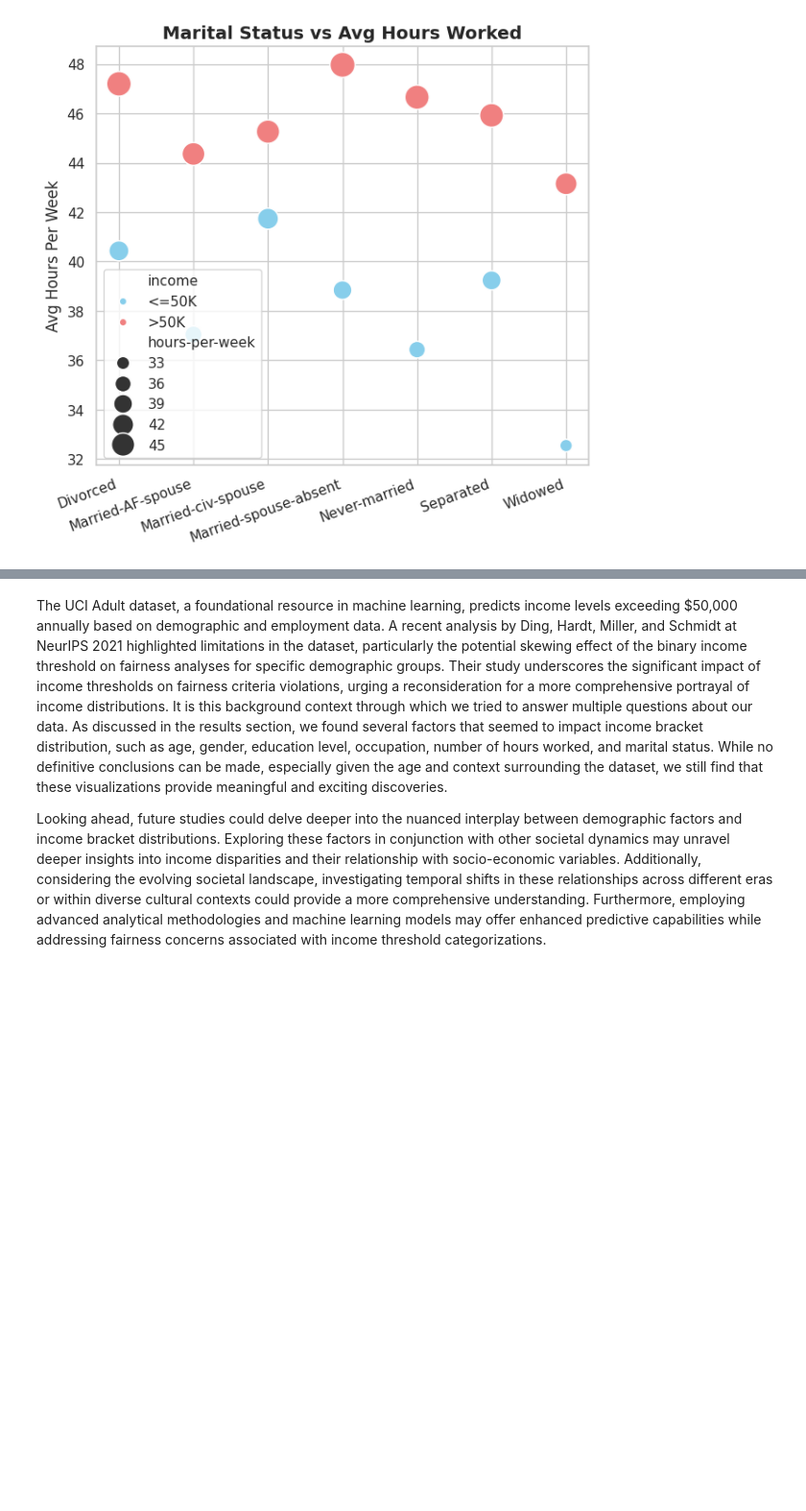
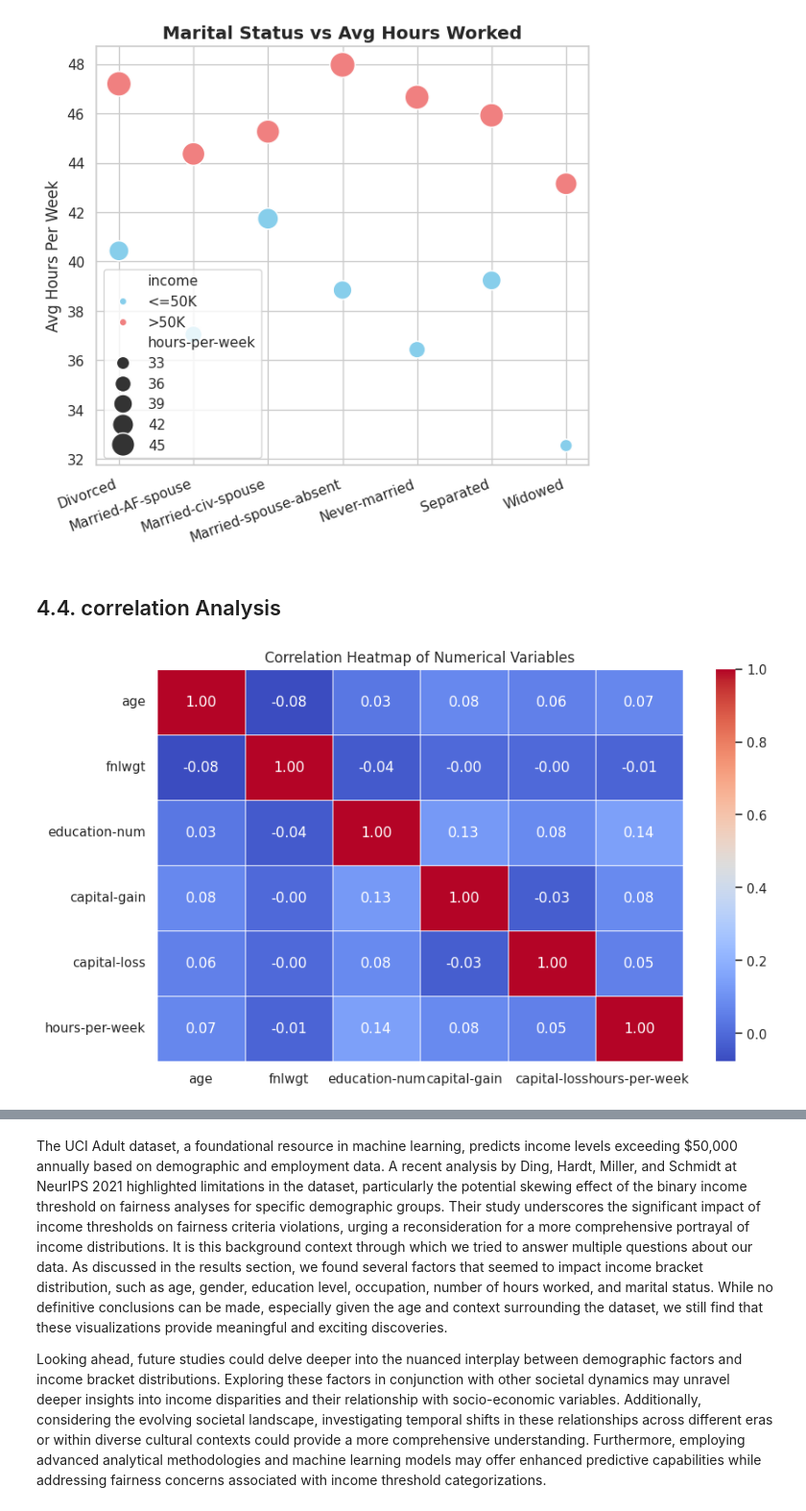
Before and after one commit to Hazim-HF/Project2DataScience, a Jupyter notebook: P152419_Project2_STQD6014.ipynb, the cells around one changed output, grey strips where cells are left out. Shown at 96% size. Saved outputs shown, nothing was run; the diff lists cells and outputs as text; code cells hidden in the pictures; blank space fills up the shorter version.

```diff
--- a/P152419_Project2_STQD6014.ipynb
+++ b/P152419_Project2_STQD6014.ipynb
@@ -623,3 +606,18 @@ plt.title("Marital Status vs Avg Hours Worked", fontsize=14, fontweight="bold")
 plt.show()
 # %% [output]
 [figure]
+# %% [markdown]
+## 4.4. correlation Analysis
+# %%
+# Compute correlation matrix
+correlation_matrix = df[['age', 'fnlwgt', 'education-num', 'capital-gain',
+                         'capital-loss', 'hours-per-week']].corr()
+
+# Plot heatmap
+plt.figure(figsize=(10, 6))
+sns.heatmap(correlation_matrix, annot=True, cmap="coolwarm", fmt=".2f",
+            linewidths=0.5)
+plt.title("Correlation Heatmap of Numerical Variables")
+plt.show()
+# %% [output]
+[figure, added]
```
Also changed, not shown: parts of 94 cells of this notebook.
